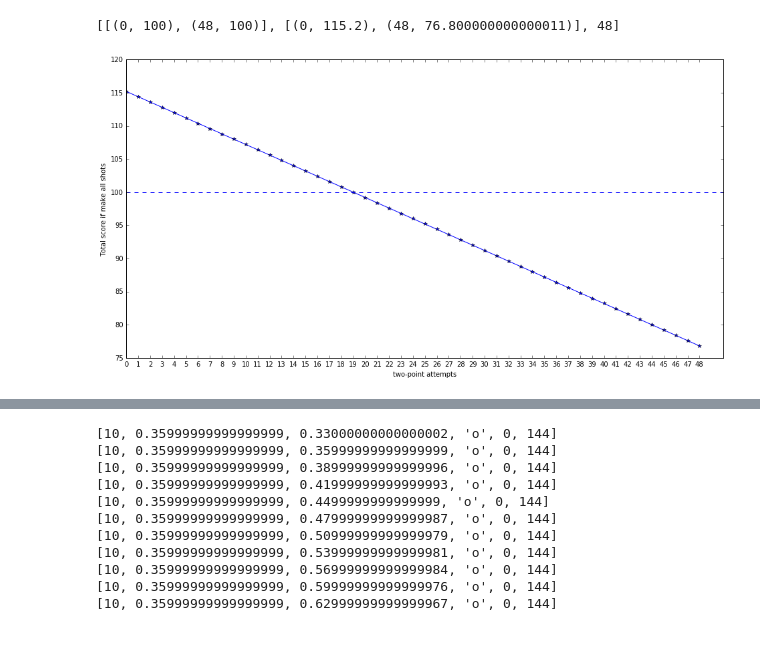
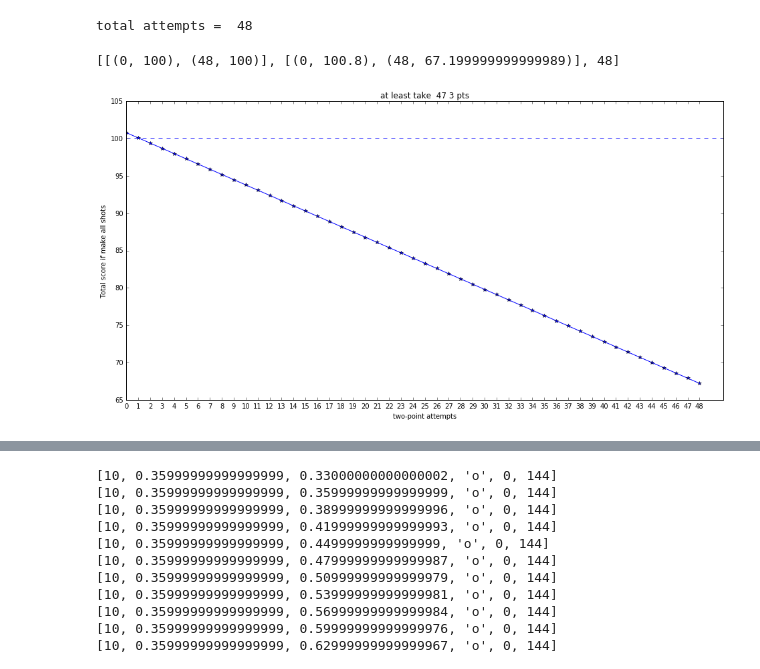
Before and after one commit to nmningmei/intuitive_probability_games, a Jupyter notebook: How can a NBA team get 100 points in just half of the game.ipynb, the cells around one changed output, grey strips where cells are left out. Cells and saved outputs as stored; diff of their text form; code cells hidden in the pictures; blank space fills up the shorter version.

```diff
--- a/How can a NBA team get 100 points in just half of the game.ipynb
+++ b/How can a NBA team get 100 points in just half of the game.ipynb
@@ -7,6 +8,7 @@ import math
 def hundred_points(interval=30,two_point_percentatge=1.,three_point_percentage=1.,flag=False):
     total_seconds = 24 * 60
     attempts = math.floor(total_seconds / interval)
+    print('total attempts = % d'%attempts)
     two_point_attempts = np.arange(0,attempts + 1, 1)
     three_point_attempts = attempts - two_point_attempts
     scores = two_point_attempts * 2 * two_point_percentatge + three_point_attempts * 3 * three_point_percentage
@@ -14,13 +16,16 @@ def hundred_points(interval=30,two_point_percentatge=1.,three_point_percentage=1
         fig,ax = plt.subplots(figsize=(16,8))
         ax.plot(two_point_attempts,scores,'-*')
         ax.axhline(100,linestyle = '--')
-        _=ax.set(xticks=two_point_attempts,xlabel='two-point attempts',ylabel='Total score if make all shots')
+        _=ax.set(xticks=two_point_attempts,xlabel='two-point attempts',ylabel='Total score if make all shots',
+                title='at least take % d 3 pts'% (attempts - two_point_attempts[abs(scores - 100) <0.5][0]))
     return [[(0,100),(two_point_attempts[-1],100)],[(two_point_attempts[0],scores[0]),(two_point_attempts[-1],scores[-1])],attempts]
+    #return scores,two_point_attempts
 # %%
-hundred_points(30,.8,.8,True)
+hundred_points(30,.7,.7,True)
 # %% [output]
-[[(0, 100), (48, 100)], [(0, 115.2), (48, 76.800000000000011)], 48]
+total attempts =  48
+[[(0, 100), (48, 100)], [(0, 100.8), (48, 67.199999999999989)], 48]
-[figure, old version]
+[figure, new version]
 # %%
 def line_intersection(line1, line2):
     xdiff = (line1[0][0] - line1[1][0], line2[0][0] - line2[1][0])
```
Also changed, not shown: parts of 13 cells of this notebook, 1 other file.
